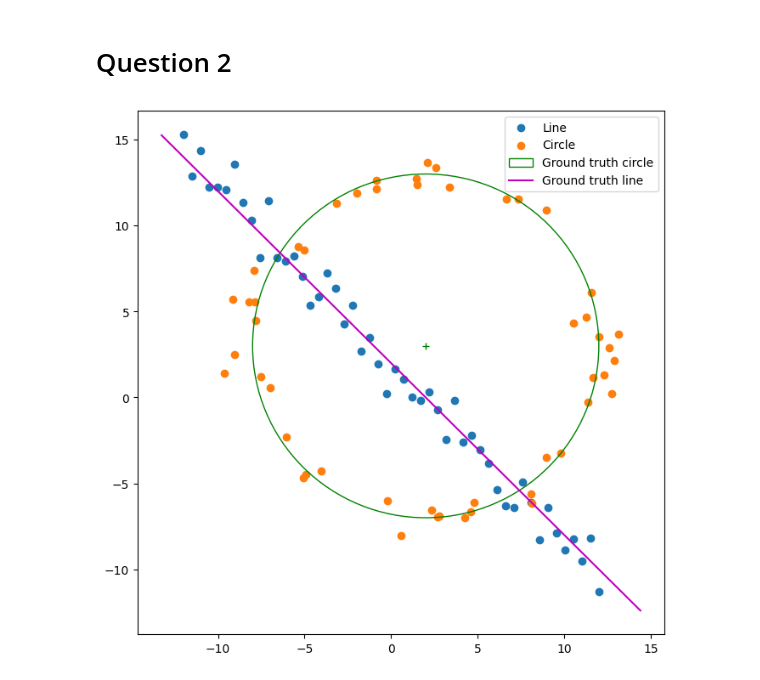
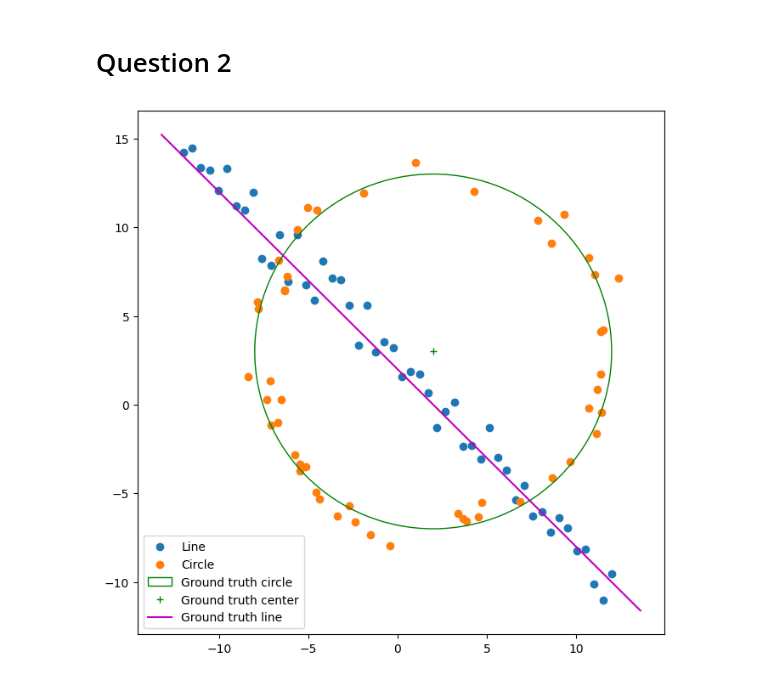
Before and after one commit to KavinduKariyawasam/Fitting-and-Alignment, a Jupyter notebook: Assignment2.ipynb, the cells around one changed output. Saved outputs shown, nothing was run; the diff lists cells and outputs as text; code cells hidden in the pictures.

```diff
--- a/Assignment2.ipynb
+++ b/Assignment2.ipynb
@@ -341,50 +43,43 @@ Sigma used: 25.0
 # %%
 import numpy as np
 import matplotlib.pyplot as plt
-from scipy.optimize import minimize
-from scipy import linalg
 
-# Set the random seed for reproducibility (optional)
-# np.random.seed(0)
+# Set random seed for reproducibility
+np.random.seed(0)
 
 N = 100
 half_n = N // 2
-
-# Circle parameters
 r = 10
 x0_gt, y0_gt = 2, 3  # Center
 s = r / 16
 t = np.random.uniform(0, 2 * np.pi, half_n)
 n = s * np.random.randn(half_n)
 x, y = x0_gt + (r + n) * np.cos(t), y0_gt + (r + n) * np.sin(t)
 X_circ = np.hstack((x.reshape(half_n, 1), y.reshape(half_n, 1)))
 
-# Line parameters
 s = 1.
-m, b = -1, 2
+m, b0 = -1, 2
 x = np.linspace(-12, 12, half_n)
-y = m * x + b + s * np.random.randn(half_n)
+y = m * x + b0 + s * np.random.randn(half_n)
 X_line = np.hstack((x.reshape(half_n, 1), y.reshape(half_n, 1)))
 
 X = np.vstack((X_circ, X_line))  # All points
 
-# Create a scatter plot
 fig, ax = plt.subplots(1, 1, figsize=(8, 8))
 ax.scatter(X_line[:, 0], X_line[:, 1], label='Line')
 ax.scatter(X_circ[:, 0], X_circ[:, 1], label='Circle')
 
 # Ground truth circle
 circle_gt = plt.Circle((x0_gt, y0_gt), r, color='g', fill=False, label='Ground truth circle')
 ax.add_patch(circle_gt)
-ax.plot(x0_gt, y0_gt, '+', color='g')
+ax.plot(x0_gt, y0_gt, '+g', label='Ground truth center')
 
-# Ground truth line
 x_min, x_max = ax.get_xlim()
 x_ = np.array([x_min, x_max])
-y_ = m * x_ + b
+y_ = m * x_ + b0
 plt.plot(x_, y_, color='m', label='Ground truth line')
+plt.legend()
 
-plt.legend()
 plt.show()
 # %% [output]
-[figure, old version]
+[figure, new version]
```
Also changed, not shown: parts of 22 cells of this notebook.
